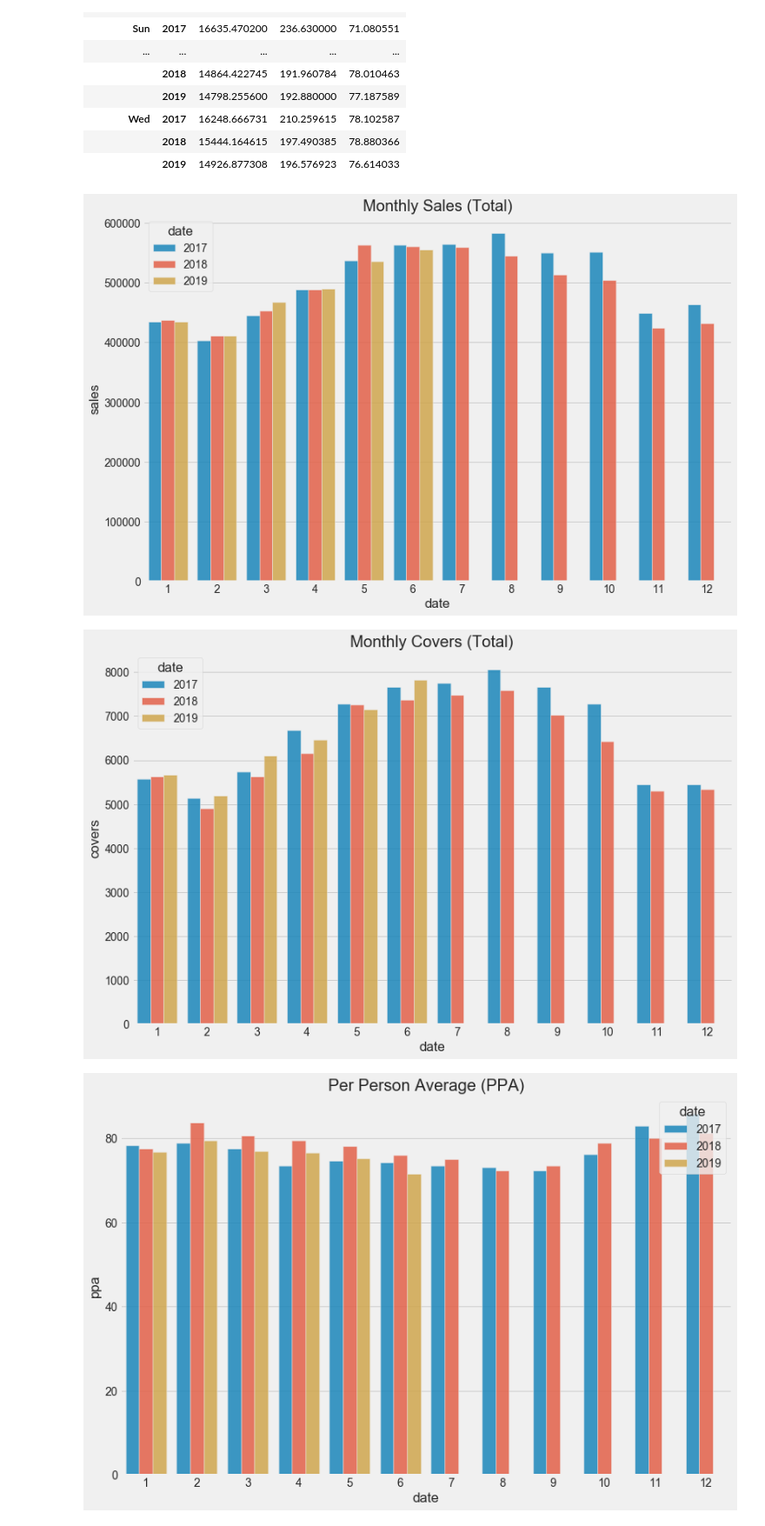
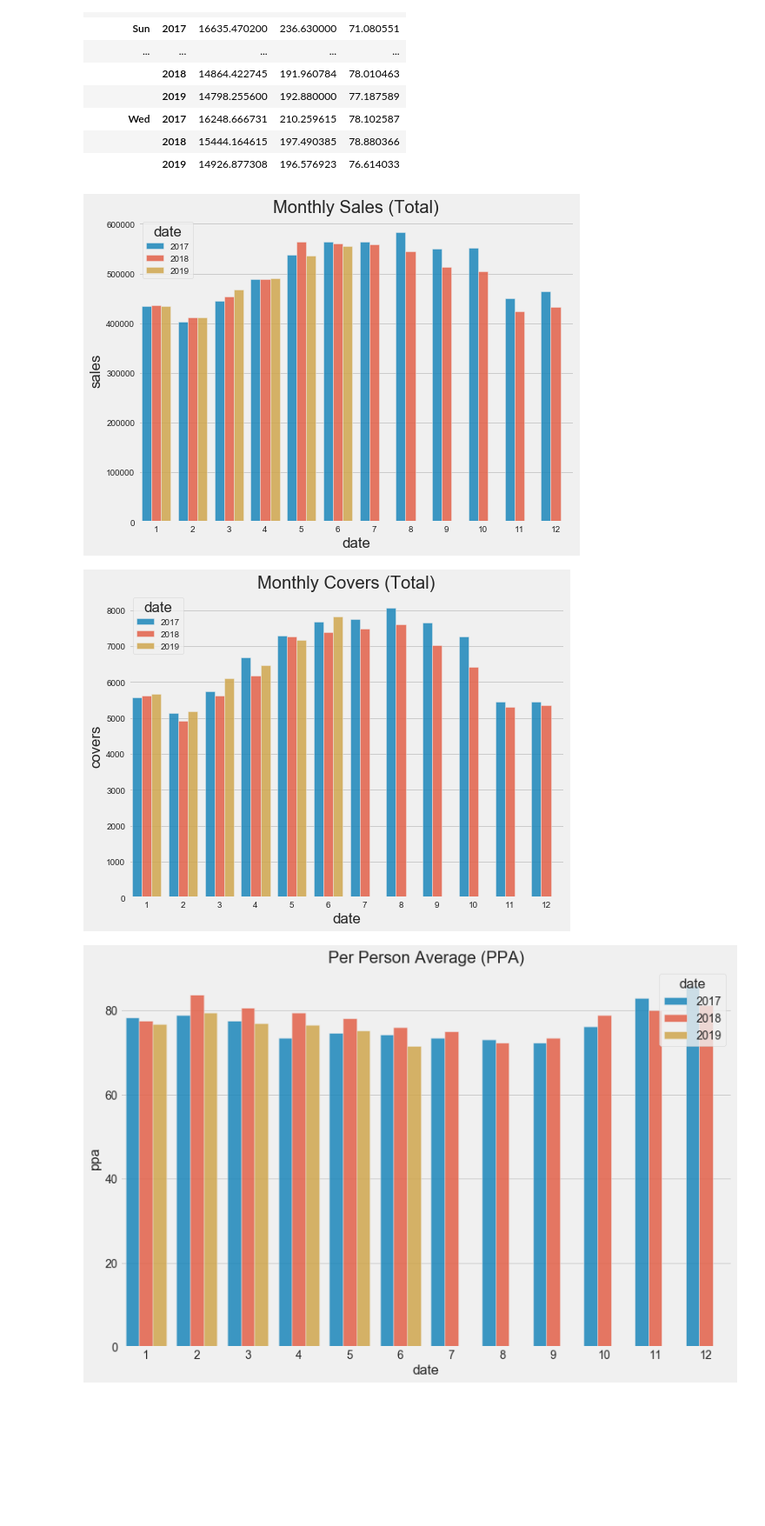
Before and after one commit to maks-p/restaurant_sales_forecasting, a Jupyter notebook: final_eda.ipynb, the cells around one changed output. Shown at 87% size. Cells and saved outputs as stored; diff of their text form; code cells hidden in the pictures; blank space fills up the shorter version.

```diff
--- a/final_eda.ipynb
+++ b/final_eda.ipynb
@@ -172,18 +173,18 @@ df.groupby(['day_of_week', 'year'])['sales', 'covers', 'ppa'].mean()
 |  | 2019 | 14926.877308 | 196.576923 | 76.614033 |
 # %%
 plt.style.use('fivethirtyeight')
-plt.figure(figsize=(12,8))
+plt.figure(figsize=(8,6))
 
 sns.barplot(x=dfm_total.index.month, y='sales', hue=dfm_total.index.year, data=dfm_total, alpha=0.85, ci=False)
 plt.title('Monthly Sales (Total)');
 # %% [output]
-[figure, old version]
+[figure, new version]
 # %%
-plt.figure(figsize=(12,8))
+plt.figure(figsize=(8,6))
 sns.barplot(x=dfm_total.index.month, y='covers', hue=dfm_total.index.year, data=dfm_total, alpha=0.85, ci=False)
 plt.title('Monthly Covers (Total)');
 # %% [output]
-[figure, old version]
+[figure, new version]
 # %%
 plt.figure(figsize=(12,8))
 sns.barplot(x=dfm_avg.index.month, y='ppa', hue=dfm_avg.index.year, data=dfm_avg, alpha=0.85, ci=False)
```
Also changed, not shown: parts of 9 cells of this notebook, 8 other files.
